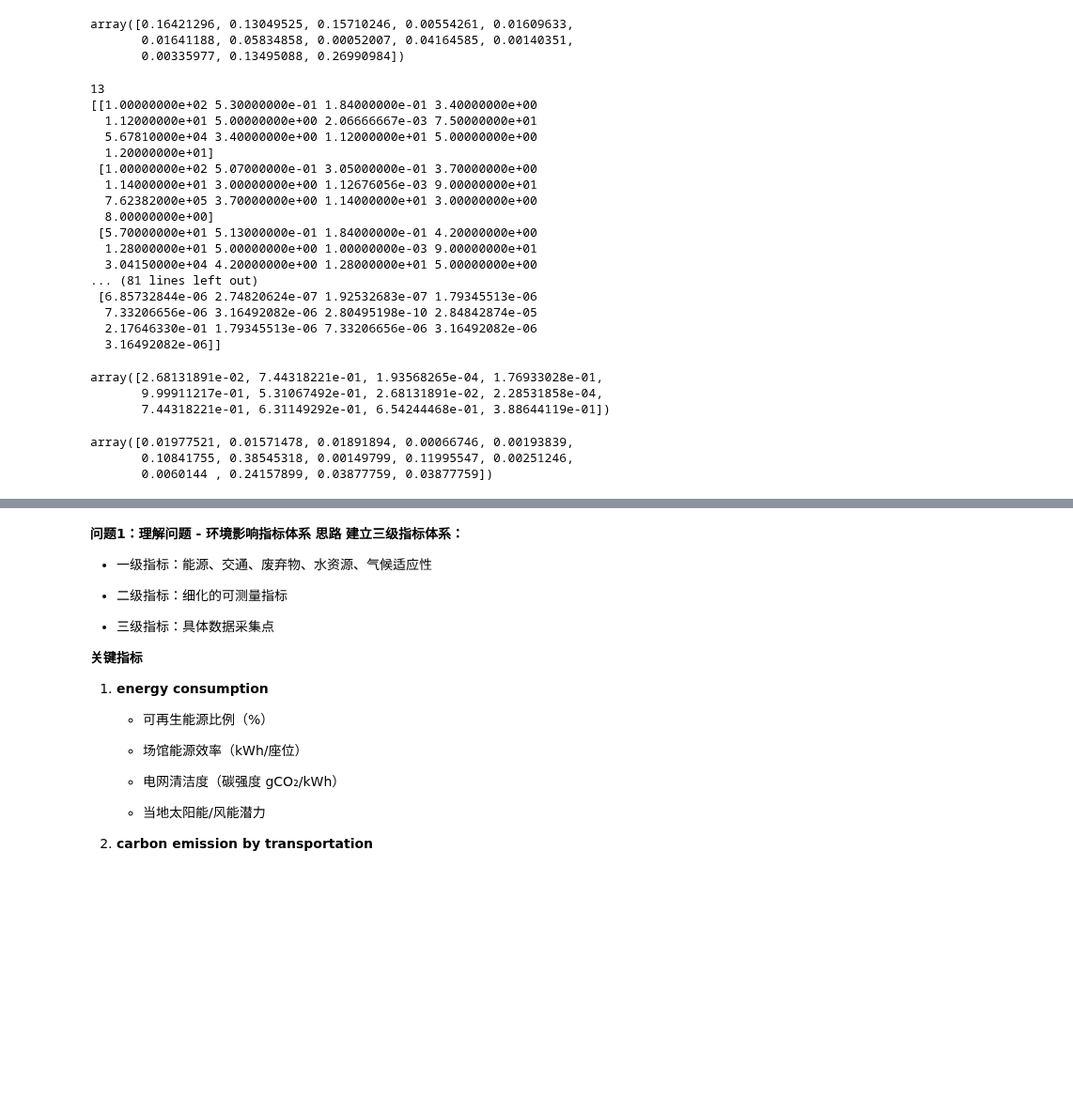
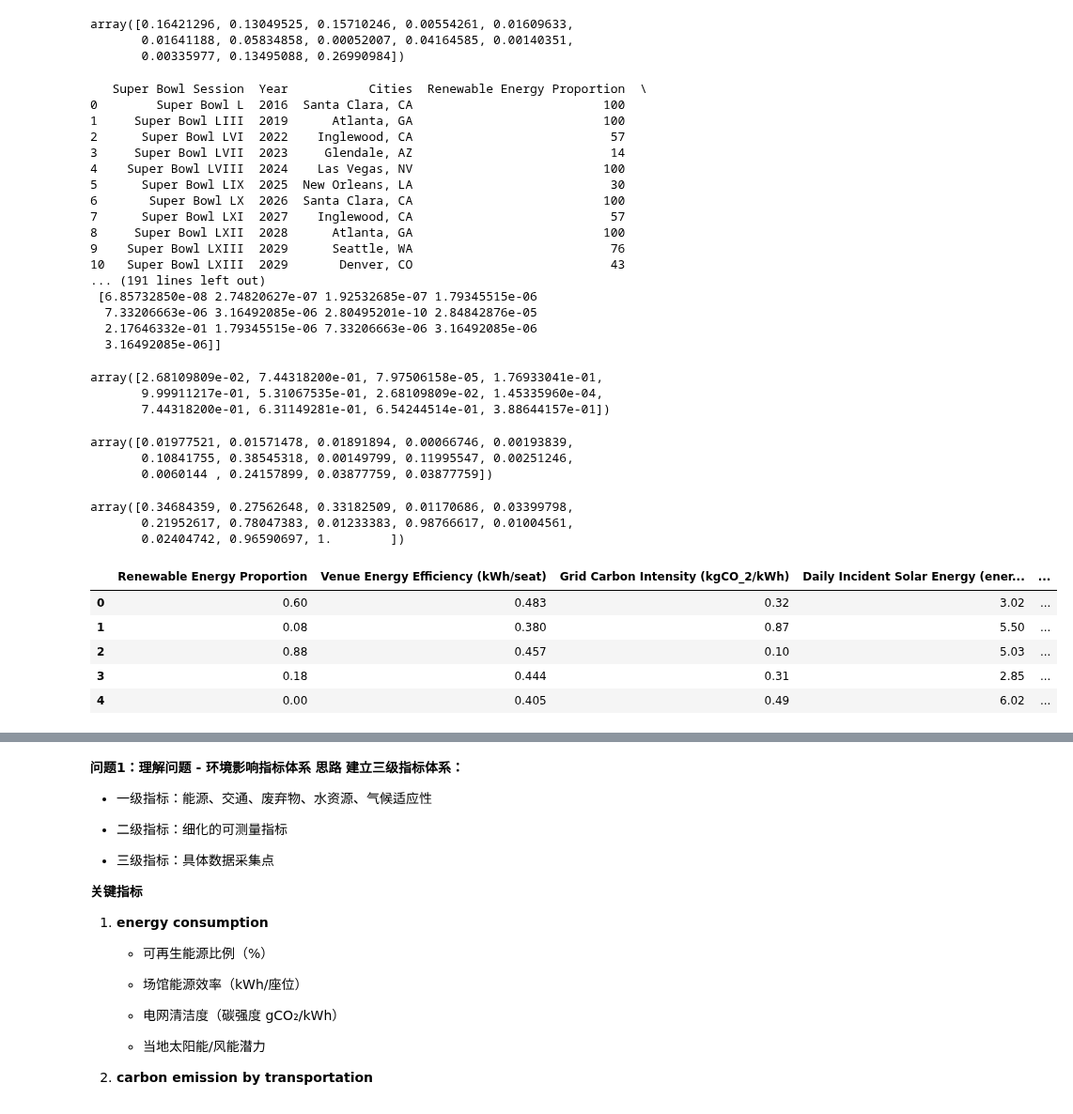
Before and after one commit to maop0/Super-Bowl-Mathematical-Modelling, a Jupyter notebook: Superbowl_vs_environment.ipynb, the cells around one changed output, grey strips where cells are left out. Shown at 94% size. Drawn from its saved outputs; the diff is of its cells as text; code cells hidden in the pictures; blank space fills up the shorter version.

```diff
--- a/Superbowl_vs_environment.ipynb
+++ b/Superbowl_vs_environment.ipynb
@@ -533,40 +536,42 @@ array([0.16421296, 0.13049525, 0.15710246, 0.00554261, 0.01609633,
        0.00335977, 0.13495088, 0.26990984])
 # %%
 data = pd.read_csv('/Users/daniel/Documents/Math_/Superbowl_vs_environment/data_test.csv')
-print(len(data.columns[3:]))
+print(data)
+#print(len(data.columns[3:]))
 data['aver'] = data['Total waste generated (ton)']/data['Number of attendees']
 
-part1 = np.array(data[data.columns[3:9]].to_numpy(),dtype = float)
+part0 = np.array(data[data.columns[3]].to_numpy(),dtype = float)/100
+part1 = np.array(data[data.columns[4:9]].to_numpy(),dtype = float)
 part2 = np.array(data['aver'].to_numpy(),dtype = float)
 part3 = np.array(data['Recycling Rate'].to_numpy(),dtype = float)
 part5 = np.array(data[data.columns[6:9]].to_numpy(),dtype = float)
 part6 = np.array(data['Average Temperature (Celsius)'].to_numpy(),dtype = float)
 part4 = np.array(data['Avalible Water Resource (tons per day)'].to_numpy(),dtype = float)
 
-data = np.hstack((part1,part2.reshape(-1,1),part3.reshape(-1,1),part4.reshape(-1,1),part5,part6.reshape(-1,1)))
+data = np.hstack((part0.reshape(-1,1),part1,part2.reshape(-1,1),part3.reshape(-1,1),part4.reshape(-1,1),part5,part6.reshape(-1,1)))
 np.savetxt("/Users/daniel/Documents/Math_/Superbowl_vs_environment/data_t_test.txt", data, delimiter = ",")
 topsis(data, combined_weights, ['+', '+', '+', '+', '+'])
 # %% [output]
-13
-[[1.00000000e+02 5.30000000e-01 1.84000000e-01 3.40000000e+00
-  1.12000000e+01 5.00000000e+00 2.06666667e-03 7.50000000e+01
-  5.67810000e+04 3.40000000e+00 1.12000000e+01 5.00000000e+00
-  1.20000000e+01]
- [1.00000000e+02 5.07000000e-01 3.05000000e-01 3.70000000e+00
-  1.14000000e+01 3.00000000e+00 1.12676056e-03 9.00000000e+01
-  7.62382000e+05 3.70000000e+00 1.14000000e+01 3.00000000e+00
-  8.00000000e+00]
- [5.70000000e+01 5.13000000e-01 1.84000000e-01 4.20000000e+00
-  1.28000000e+01 5.00000000e+00 1.00000000e-03 9.00000000e+01
-  3.04150000e+04 4.20000000e+00 1.28000000e+01 5.00000000e+00
-... (81 lines left out)
- [6.85732844e-06 2.74820624e-07 1.92532683e-07 1.79345513e-06
-  7.33206656e-06 3.16492082e-06 2.80495198e-10 2.84842874e-05
-  2.17646330e-01 1.79345513e-06 7.33206656e-06 3.16492082e-06
-  3.16492082e-06]]
+   Super Bowl Session  Year           Cities  Renewable Energy Proportion  \
+0        Super Bowl L  2016  Santa Clara, CA                          100
+1     Super Bowl LIII  2019      Atlanta, GA                          100
+2      Super Bowl LVI  2022    Inglewood, CA                           57
+3     Super Bowl LVII  2023     Glendale, AZ                           14
+4    Super Bowl LVIII  2024    Las Vegas, NV                          100
+5      Super Bowl LIX  2025  New Orleans, LA                           30
+6       Super Bowl LX  2026  Santa Clara, CA                          100
+7      Super Bowl LXI  2027    Inglewood, CA                           57
+8     Super Bowl LXII  2028      Atlanta, GA                          100
+9    Super Bowl LXIII  2029      Seattle, WA                           76
+10   Super Bowl LXIII  2029       Denver, CO                           43
+... (191 lines left out)
+ [6.85732850e-08 2.74820627e-07 1.92532685e-07 1.79345515e-06
+  7.33206663e-06 3.16492085e-06 2.80495201e-10 2.84842876e-05
+  2.17646332e-01 1.79345515e-06 7.33206663e-06 3.16492085e-06
+  3.16492085e-06]]
-array([2.68131891e-02, 7.44318221e-01, 1.93568265e-04, 1.76933028e-01,
-       9.99911217e-01, 5.31067492e-01, 2.68131891e-02, 2.28531858e-04,
-       7.44318221e-01, 6.31149292e-01, 6.54244468e-01, 3.88644119e-01])
+array([2.68109809e-02, 7.44318200e-01, 7.97506158e-05, 1.76933041e-01,
+       9.99911217e-01, 5.31067535e-01, 2.68109809e-02, 1.45335960e-04,
+       7.44318200e-01, 6.31149281e-01, 6.54244514e-01, 3.88644157e-01])
 # %%
 combined_weights = np.concatenate((np.array((enw, ew, ww, cw, water_usage_weights))* AHP(AHP_matric4)[0]))
 combined_weights = np.append(combined_weights, combined_weights[-1])
@@ -576,7 +581,24 @@ combined_weights
 array([0.01977521, 0.01571478, 0.01891894, 0.00066746, 0.00193839,
        0.10841755, 0.38545318, 0.00149799, 0.11995547, 0.00251246,
        0.0060144 , 0.24157899, 0.03877759, 0.03877759])
+# %%
+np.concatenate((np.array((enw, ew, ww, cw, water_usage_weights))))
+# %% [output]
+array([0.34684359, 0.27562648, 0.33182509, 0.01170686, 0.03399798,
+       0.21952617, 0.78047383, 0.01233383, 0.98766617, 0.01004561,
+       0.02404742, 0.96590697, 1.        ])
 # %%
-data = pd.read_csv('/Users/daniel/Documents/Math_/Superbowl_vs_environment/data_test.csv')
+data = pd.read_csv('/Users/daniel/Documents/Math_/Superbowl_vs_environment/ababa.csv')
+data = data[data.columns[2:16]]
+data = data[0:5]
+data['Renewable Energy Proportion'] = pd.DataFrame (map(lambda x:float(remove_unit(x,"%"))/100,data['Renewable Energy Proportion']))
+data['Recycling Rate'] = pd.DataFrame (map(lambda x:float(remove_unit(x,"%") if type(x) == str else x)/100,data['Renewable Energy Proportion']))
 
-data.to_csv("/Users/daniel/Documents/Math_/Superbowl_vs_environment/data_t_test.csv", index=False)
+data
+# %% [output]
+|  | Renewable Energy Proportion | Venue Energy Efficiency (kWh/seat) | Grid Carbon Intensity (kgCO_2/kWh) | Daily Incident Solar Energy (ener... | ... |
+| 0 | 0.60 | 0.483 | 0.32 | 3.02 | ... |
+| 1 | 0.08 | 0.380 | 0.87 | 5.50 | ... |
+| 2 | 0.88 | 0.457 | 0.10 | 5.03 | ... |
+| 3 | 0.18 | 0.444 | 0.31 | 2.85 | ... |
+| 4 | 0.00 | 0.405 | 0.49 | 6.02 | ... |
```
Also changed, not shown: parts of 3 cells of this notebook.
